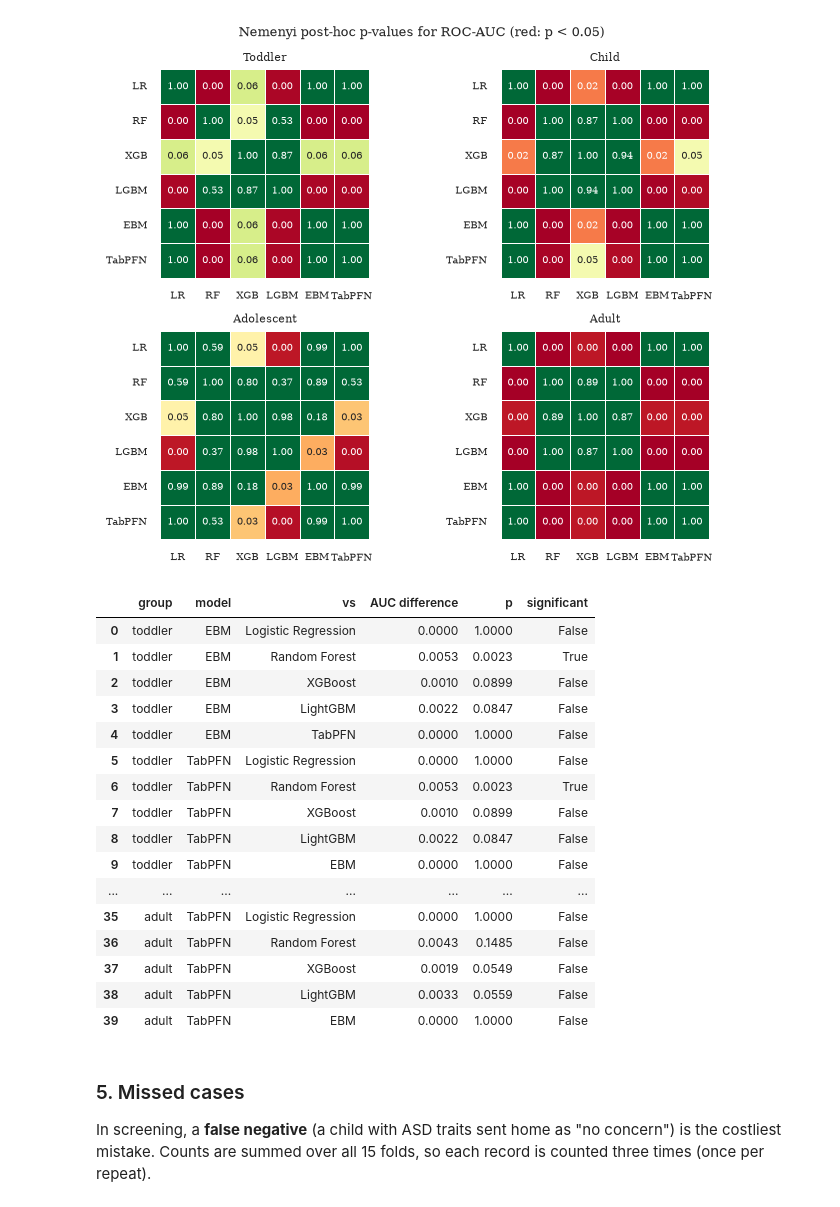
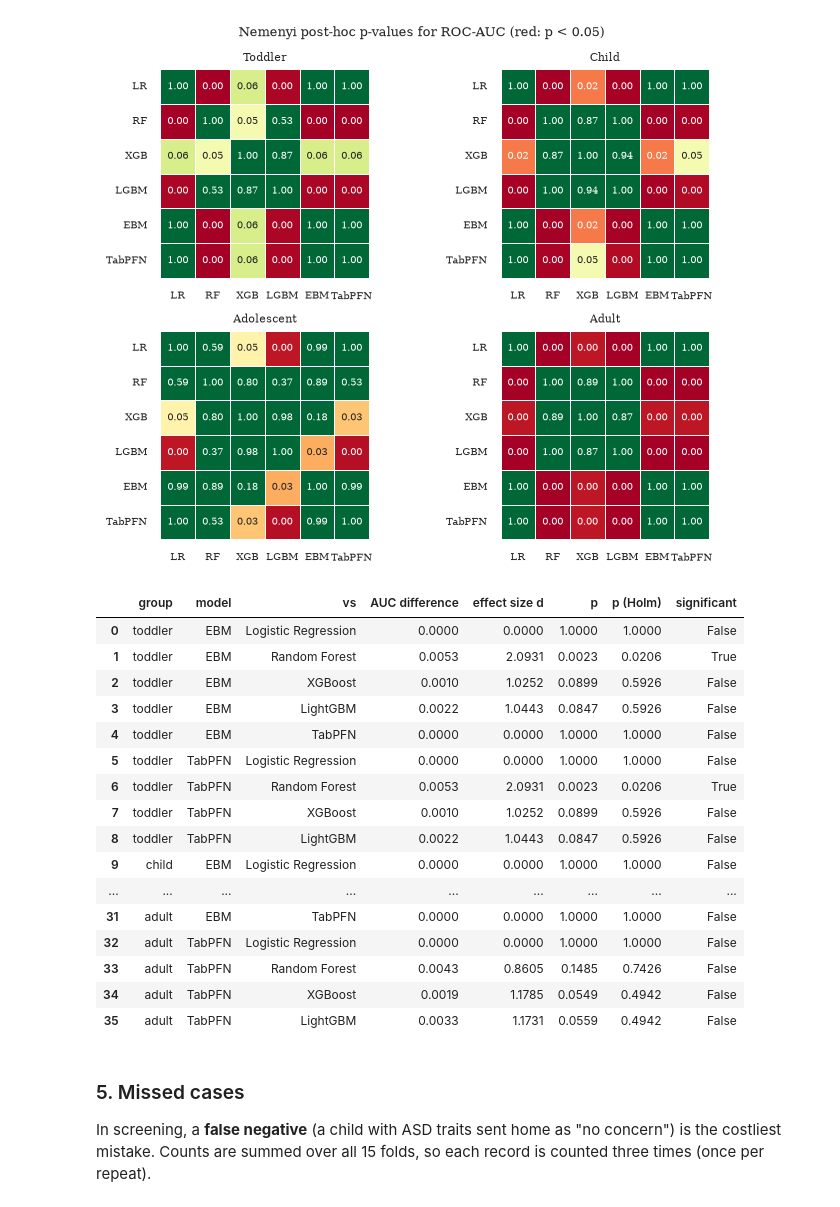
Before and after one commit to Syedhamzahussain520/asd-screening, a Jupyter notebook: notebooks/06_results.ipynb, the cells around one changed output. Drawn from its saved outputs; the diff is of its cells as text; code cells hidden in the pictures.

```diff
--- a/notebooks/06_results.ipynb
+++ b/notebooks/06_results.ipynb
@@ -36,0 +41,10 @@ cross = pd.read_csv(TABLES / "cross_source.csv")
+# %%
+# how many records each cleaned dataset has, and how many of them have ASD traits
+rows = []
+for name in GROUPS + ["toddler_saudi", "adult_kaggle"]:
+    df = pd.read_csv(PROCESSED / f"{name}.csv")
+    rows.append({"dataset": name, "records": len(df), "ASD traits": int(df["asd"].sum()),
+                 "no ASD traits": int((df["asd"] == 0).sum()), "% ASD traits": round(100 * df["asd"].mean(), 1)})
+sizes = pd.DataFrame(rows)
+sizes.to_csv(TABLES / "dataset_sizes.csv", index=False)
+sizes
@@ -188,7 +310,9 @@ for g in GROUPS:
         wide = cv[cv.group == g].pivot(index="fold", columns="model", values=metric)[MODEL_NAMES]
         # Friedman compares ranks, so the scores do not need a normal distribution (ANOVA needs that)
         stat, p = friedmanchisquare(*[wide[m] for m in MODEL_NAMES])
-        rows.append({"group": g, "metric": metric, "chi2": round(stat, 2), "p": p})
+        # Kendall's W = chi2 / (folds x (models - 1)). Close to 1 means the same ranking in every fold
+        w = stat / (len(wide) * (len(MODEL_NAMES) - 1))
+        rows.append({"group": g, "metric": metric, "chi2": round(stat, 2), "p": p, "Kendall W": round(w, 2)})
 friedman = pd.DataFrame(rows)
 friedman
 # %% [output]
@@ -221,49 +345,70 @@ fig.savefig(FIGURES / "fig_nemenyi_roc_auc.png")
 # %%
 # t-test for cross-validation scores. test_frac is the size of a test fold (20%)
 def corrected_ttest(a, b, test_frac=0.2):
     d = a - b
     # the second part makes the variance bigger, because the folds share training rows
     var = d.var(ddof=1) * (1 / len(d) + test_frac / (1 - test_frac))
     # both models have the same score in every fold
     if var == 0:
         return 0.0, 1.0
     stat = d.mean() / var ** 0.5
     # p-value for a difference in either direction
     return stat, 2 * t.sf(abs(stat), len(d) - 1)
 
 
+# Holm correction. When many tests are run, some look significant only by luck.
+# Holm makes the p-values bigger to allow for that: the smallest p is multiplied by the
+# number of tests, the next one by one less, and so on.
+# Example with 3 tests: p = 0.01, 0.04, 0.30 become 0.03, 0.08, 0.30
+def holm(p):
+    p = np.asarray(p)
+    order = np.argsort(p)
+    adjusted = np.maximum.accumulate((len(p) - np.arange(len(p))) * p[order]).clip(max=1)
+    out = np.empty(len(p))
+    out[order] = adjusted
+    return out
+
+
 rows = []
 for g in GROUPS:
     wide = cv[cv.group == g].pivot(index="fold", columns="model", values="roc_auc")
     for focus in ["EBM", "TabPFN"]:
         for other in MODEL_NAMES:
-            if other == focus:
+            # EBM against TabPFN is tested once, not twice
+            if other == focus or (focus == "TabPFN" and other == "EBM"):
                 continue
             stat, p = corrected_ttest(wide[focus], wide[other])
-            rows.append({"group": g, "model": focus, "vs": other,
-                         "AUC difference": wide[focus].mean() - wide[other].mean(), "p": p})
+            d = wide[focus] - wide[other]
+            # effect size (Cohen's d) = average difference / how much the difference changes between folds.
+            # About 0.2 is small, 0.5 medium, 0.8 large
+            size = d.mean() / d.std(ddof=1) if d.std(ddof=1) > 0 else 0.0
+            rows.append({"group": g, "model": focus, "vs": other, "AUC difference": d.mean(),
+                         "effect size d": size, "p": p})
 
 ttests = pd.DataFrame(rows)
-ttests["significant"] = ttests["p"] < 0.05
+# 9 comparisons in each age group are corrected together
+ttests["p (Holm)"] = ttests.groupby("group")["p"].transform(holm)
+ttests["significant"] = ttests["p (Holm)"] < 0.05
+ttests.to_csv(TABLES / "corrected_ttests.csv", index=False)
 ttests.round(4)
 # %% [output]
-|  | group | model | vs | AUC difference | p | significant |
-| 0 | toddler | EBM | Logistic Regression | 0.0000 | 1.0000 | False |
-| 1 | toddler | EBM | Random Forest | 0.0053 | 0.0023 | True |
-| 2 | toddler | EBM | XGBoost | 0.0010 | 0.0899 | False |
-| 3 | toddler | EBM | LightGBM | 0.0022 | 0.0847 | False |
-| 4 | toddler | EBM | TabPFN | 0.0000 | 1.0000 | False |
-| 5 | toddler | TabPFN | Logistic Regression | 0.0000 | 1.0000 | False |
-| 6 | toddler | TabPFN | Random Forest | 0.0053 | 0.0023 | True |
-| 7 | toddler | TabPFN | XGBoost | 0.0010 | 0.0899 | False |
-| 8 | toddler | TabPFN | LightGBM | 0.0022 | 0.0847 | False |
-| 9 | toddler | TabPFN | EBM | 0.0000 | 1.0000 | False |
-| ... | ... | ... | ... | ... | ... | ... |
-| 35 | adult | TabPFN | Logistic Regression | 0.0000 | 1.0000 | False |
-| 36 | adult | TabPFN | Random Forest | 0.0043 | 0.1485 | False |
-| 37 | adult | TabPFN | XGBoost | 0.0019 | 0.0549 | False |
-| 38 | adult | TabPFN | LightGBM | 0.0033 | 0.0559 | False |
-| 39 | adult | TabPFN | EBM | 0.0000 | 1.0000 | False |
+|  | group | model | vs | AUC difference | effect size d | p | p (Holm) | significant |
+| 0 | toddler | EBM | Logistic Regression | 0.0000 | 0.0000 | 1.0000 | 1.0000 | False |
+| 1 | toddler | EBM | Random Forest | 0.0053 | 2.0931 | 0.0023 | 0.0206 | True |
+| 2 | toddler | EBM | XGBoost | 0.0010 | 1.0252 | 0.0899 | 0.5926 | False |
+| 3 | toddler | EBM | LightGBM | 0.0022 | 1.0443 | 0.0847 | 0.5926 | False |
+| 4 | toddler | EBM | TabPFN | 0.0000 | 0.0000 | 1.0000 | 1.0000 | False |
+| 5 | toddler | TabPFN | Logistic Regression | 0.0000 | 0.0000 | 1.0000 | 1.0000 | False |
+| 6 | toddler | TabPFN | Random Forest | 0.0053 | 2.0931 | 0.0023 | 0.0206 | True |
+| 7 | toddler | TabPFN | XGBoost | 0.0010 | 1.0252 | 0.0899 | 0.5926 | False |
+| 8 | toddler | TabPFN | LightGBM | 0.0022 | 1.0443 | 0.0847 | 0.5926 | False |
+| 9 | child | EBM | Logistic Regression | 0.0000 | 0.0000 | 1.0000 | 1.0000 | False |
+| ... | ... | ... | ... | ... | ... | ... | ... | ... |
+| 31 | adult | EBM | TabPFN | 0.0000 | 0.0000 | 1.0000 | 1.0000 | False |
+| 32 | adult | TabPFN | Logistic Regression | 0.0000 | 0.0000 | 1.0000 | 1.0000 | False |
+| 33 | adult | TabPFN | Random Forest | 0.0043 | 0.8605 | 0.1485 | 0.7426 | False |
+| 34 | adult | TabPFN | XGBoost | 0.0019 | 1.1785 | 0.0549 | 0.4942 | False |
+| 35 | adult | TabPFN | LightGBM | 0.0033 | 1.1731 | 0.0559 | 0.4942 | False |
 # %% [markdown]
 ### 5. Missed cases
 
```
Also changed, not shown: parts of 13 cells of this notebook, 5 other files.
